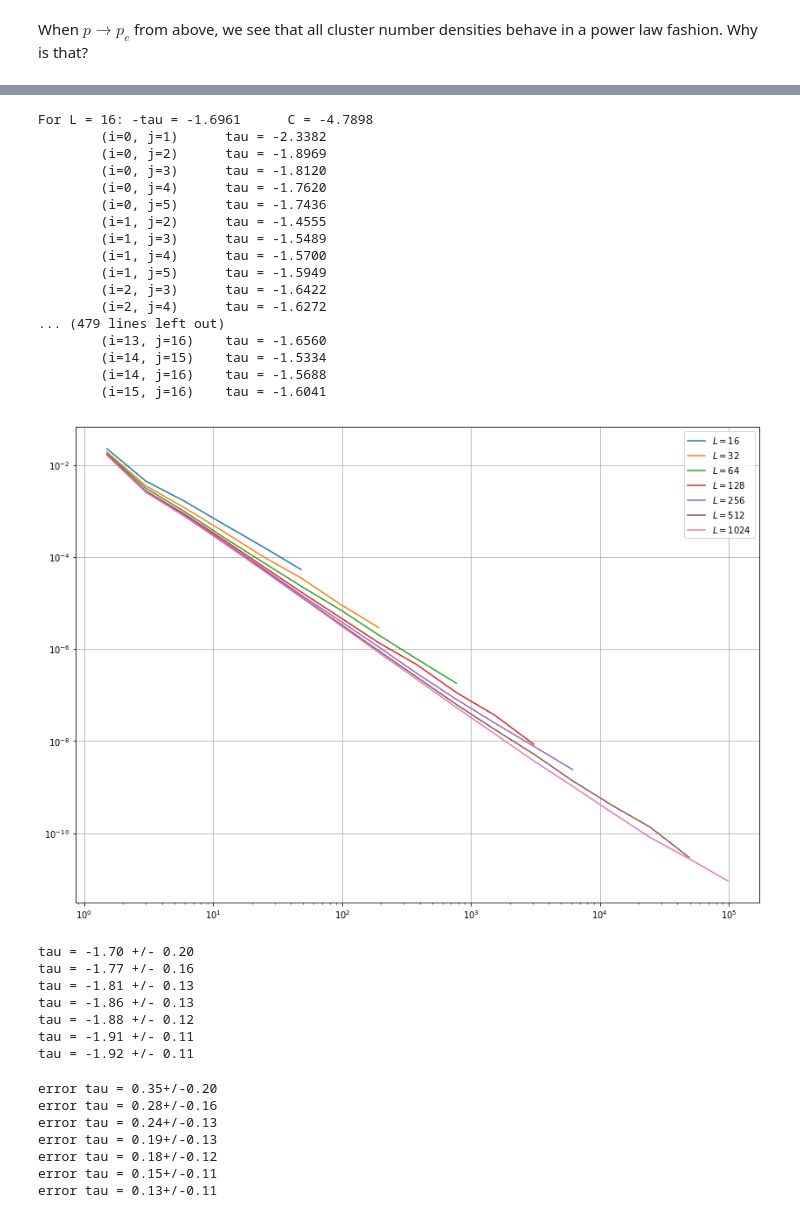
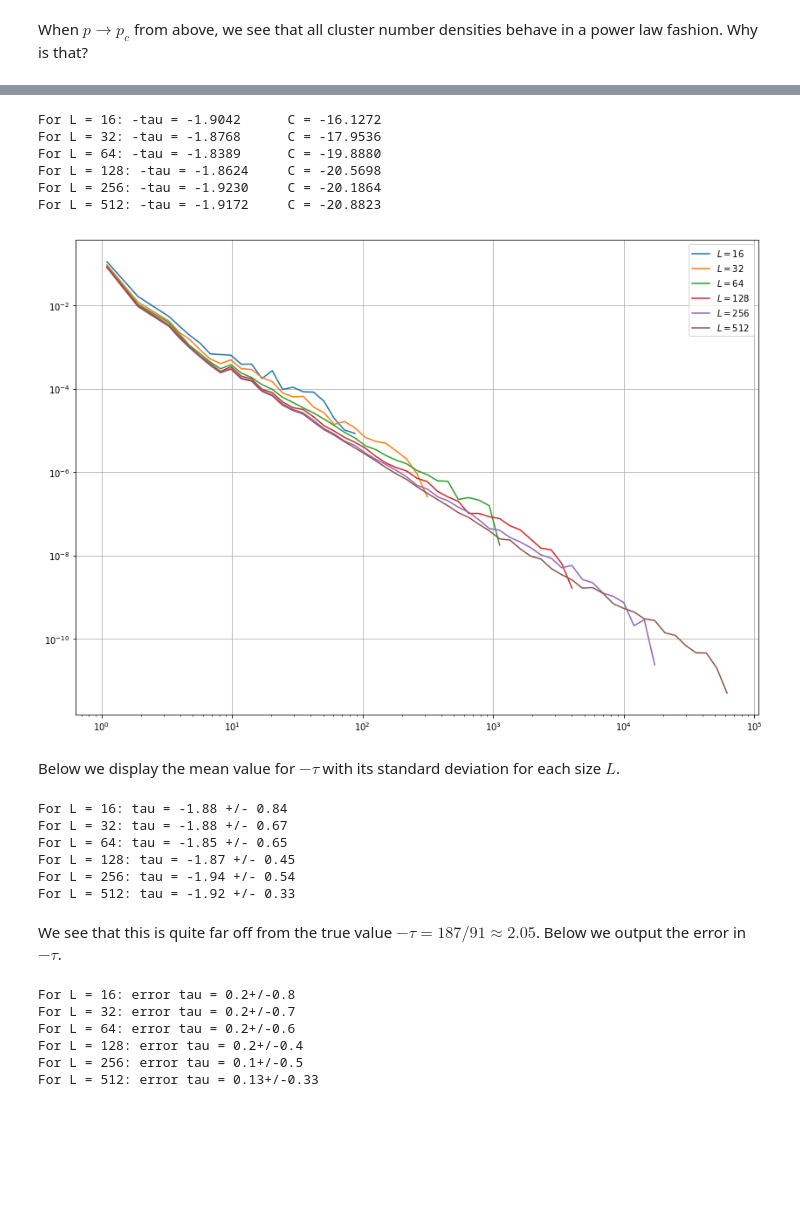
Before and after one commit to Schoyen/FYS4460, a Jupyter notebook: project-3/cluster-number-density.ipynb, the cells around one changed output, grey strips where cells are left out. Drawn from its saved outputs; the diff is of its cells as text; code cells hidden in the pictures; blank space fills up the shorter version.

```diff
--- a/project-3/cluster-number-density.ipynb
+++ b/project-3/cluster-number-density.ipynb
@@ -54,8 +54,6 @@ def compute_cluster_number_density(L, M, p, a=1.2):
         area.extend(compute_cluster_area(z, p))
 
     n, s = np.histogram(area, L ** 2)
-
-    nsp = n / (L ** 2 * M)
 
     # Logarithmic binning
     logamax = np.ceil(np.log(max(s)) / np.log(a))
@@ -66,7 +64,10 @@ def compute_cluster_number_density(L, M, p, a=1.2):
     sl = (bins[1:] + bins[:-1]) * 0.5
     nsl = nl / (M * L ** 2 * ds)
 
-    return sl, nsl
+    # Remove bins where there are no observations
+    mask = np.abs(nsl) > 1e-14
+
+    return sl[mask], nsl[mask]
 # %%
 p_c = 0.59275
 # %% [markdown]
@@ -133,82 +134,72 @@ We use linear regression to get an estimate for $-\tau$.
 # %%
-L_arr = 2 ** np.arange(4, 11)
+L_arr = 2 ** np.arange(4, 10)
 true_tau = 187 / 91
 # %%
 fig = plt.figure(figsize=(14, 10))
-a = 2
+a = 1.2
 tau_list = []
 
 for L in tqdm.tqdm_notebook(L_arr):
     sl, nsl = compute_cluster_number_density(L, 200, p=p_c, a=a)
 
     log_sl = np.log(sl) / np.log(a)
     log_nsl = np.log(nsl) / np.log(a)
 
     plt.loglog(sl, nsl, label=rf"$L = {L}$")
     clf = sklearn.linear_model.LinearRegression(
         fit_intercept=True
     ).fit(log_sl[:, None], log_nsl[:, None])
 
     tau = clf.coef_[0, 0]
     C = clf.intercept_[0]
 
     print(f"For L = {L}: -tau = {tau:.4f}\tC = {C:.4f}")
 
     tau_arr = np.zeros(int(len(log_nsl) * (len(log_nsl) - 1) / 2))
     index = 0
     for i in range(len(log_nsl)):
         for j in range(i + 1, len(log_nsl)):
             tau = (log_nsl[j] - log_nsl[i]) / (log_sl[j] - log_sl[i])
-            print(f"\t(i={i}, j={j})\ttau = {tau:.4f}")
             tau_arr[index] = tau
             index += 1
 
     tau_list.append(tau_arr.copy())
 
 plt.legend()
 plt.grid()
 plt.show()
 # %% [output]
 [interactive output not drawn]
-For L = 16: -tau = -1.6961      C = -4.7898
-        (i=0, j=1)      tau = -2.3382
-        (i=0, j=2)      tau = -1.8969
-        (i=0, j=3)      tau = -1.8120
-        (i=0, j=4)      tau = -1.7620
-        (i=0, j=5)      tau = -1.7436
-        (i=1, j=2)      tau = -1.4555
-        (i=1, j=3)      tau = -1.5489
-        (i=1, j=4)      tau = -1.5700
-        (i=1, j=5)      tau = -1.5949
-        (i=2, j=3)      tau = -1.6422
-        (i=2, j=4)      tau = -1.6272
-... (479 lines left out)
-        (i=13, j=16)    tau = -1.6560
-        (i=14, j=15)    tau = -1.5334
-        (i=14, j=16)    tau = -1.5688
-        (i=15, j=16)    tau = -1.6041
+For L = 16: -tau = -1.9042      C = -16.1272
+For L = 32: -tau = -1.8768      C = -17.9536
+For L = 64: -tau = -1.8389      C = -19.8880
+For L = 128: -tau = -1.8624     C = -20.5698
+For L = 256: -tau = -1.9230     C = -20.1864
+For L = 512: -tau = -1.9172     C = -20.8823
-[figure, old version]
+[figure, new version]
+# %% [markdown]
+Below we display the mean value for $-\tau$ with its standard deviation for each size $L$.
 # %%
-for tau in tau_list:
-    print(f"tau = {np.mean(tau):.2f} +/- {np.std(tau):.2f}")
+for L, tau in zip(L_arr, tau_list):
+    print(f"For L = {L}: tau = {np.mean(tau):.2f} +/- {np.std(tau):.2f}")
 # %% [output]
-tau = -1.70 +/- 0.20
-tau = -1.77 +/- 0.16
-tau = -1.81 +/- 0.13
-tau = -1.86 +/- 0.13
-tau = -1.88 +/- 0.12
-tau = -1.91 +/- 0.11
-tau = -1.92 +/- 0.11
+For L = 16: tau = -1.88 +/- 0.84
+For L = 32: tau = -1.88 +/- 0.67
+For L = 64: tau = -1.85 +/- 0.65
+For L = 128: tau = -1.87 +/- 0.45
+For L = 256: tau = -1.94 +/- 0.54
+For L = 512: tau = -1.92 +/- 0.33
+# %% [markdown]
+We see that this is quite far off from the true value $-\tau = 187 / 91 \approx 2.05$. Below we output the error in $-\tau$.
 # %%
 unc_tau = [ufloat(np.mean(tau), np.std(tau)) for tau in tau_list]
+
+for L, tau in zip(L_arr, unc_tau):
+    print(f"For L = {L}: error tau = {true_tau + tau}")
+# %% [output]
+For L = 16: error tau = 0.2+/-0.8
+For L = 32: error tau = 0.2+/-0.7
+For L = 64: error tau = 0.2+/-0.6
+For L = 128: error tau = 0.2+/-0.4
+For L = 256: error tau = 0.1+/-0.5
+For L = 512: error tau = 0.13+/-0.33
-# %%
-for tau in unc_tau:
-    print(f"error tau = {true_tau + tau}")
-# %% [output]
-error tau = 0.35+/-0.20
-error tau = 0.28+/-0.16
-error tau = 0.24+/-0.13
-error tau = 0.19+/-0.13
-error tau = 0.18+/-0.12
-error tau = 0.15+/-0.11
-error tau = 0.13+/-0.11
```
Also changed, not shown: parts of 14 cells of this notebook.
